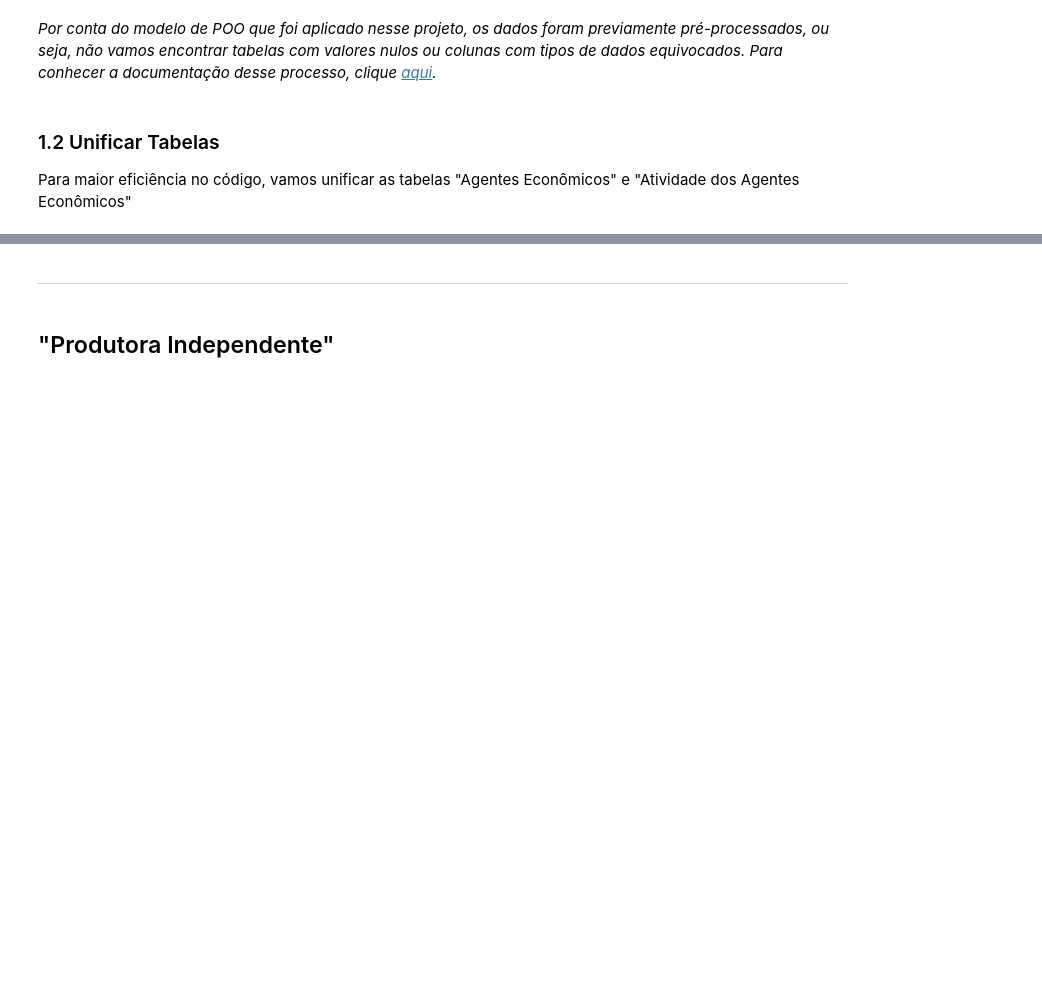
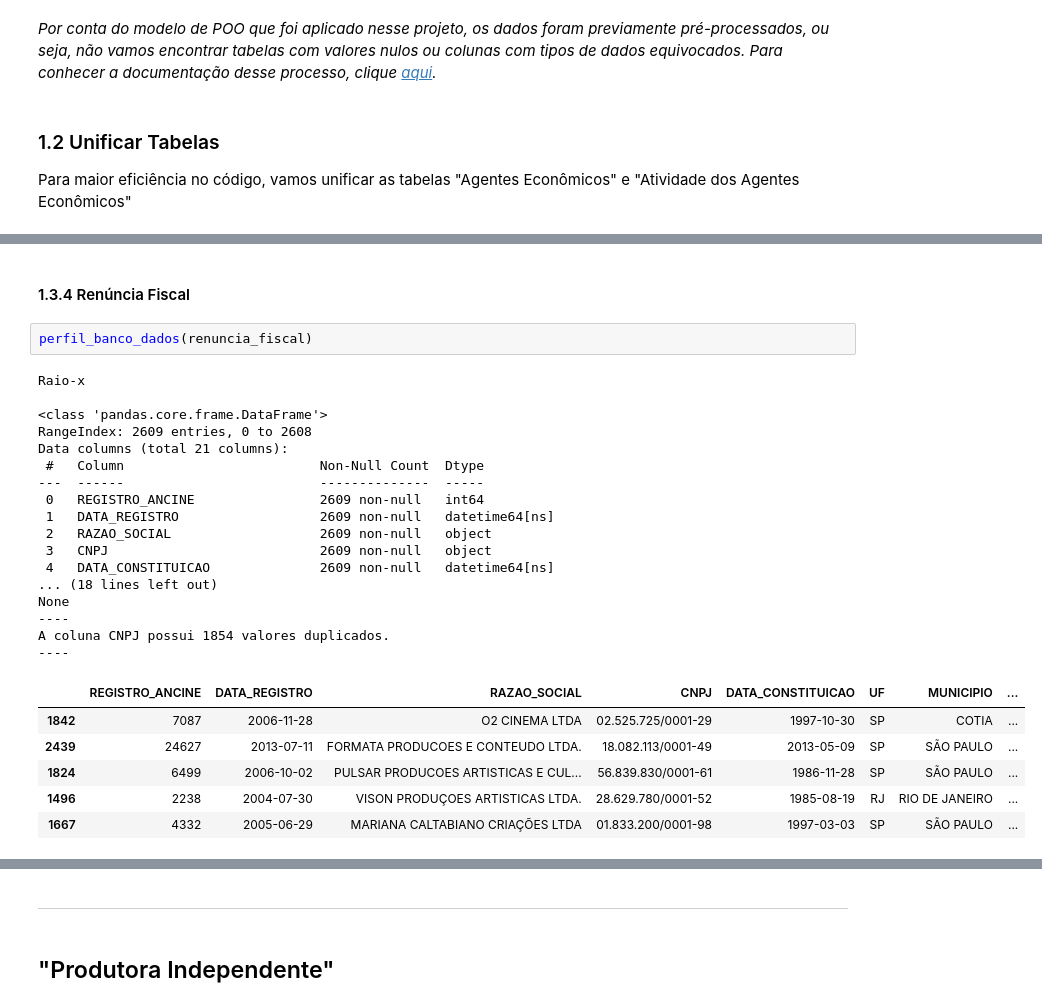
Before and after one commit to fonsecadados/AgenciaNacionalDoCinema_ANCINE, a Jupyter notebook: ANCINE_DesafiosEOportunidades.ipynb, the cells around one changed output, grey strips where cells are left out. Saved outputs shown, nothing was run; the diff lists cells and outputs as text; blank space fills up the shorter version.

```diff
--- a/ANCINE_DesafiosEOportunidades.ipynb
+++ b/ANCINE_DesafiosEOportunidades.ipynb
@@ -183,0 +264,28 @@ agnts_tabela_unificada_numerico = agnts_tabela_unificada.select_dtypes(include=(
+# %% [markdown]
+#### 1.3.4 Renúncia Fiscal
+# %%
+perfil_banco_dados(renuncia_fiscal)
+# %% [output]
+Raio-x
+
+<class 'pandas.core.frame.DataFrame'>
+RangeIndex: 2609 entries, 0 to 2608
+Data columns (total 21 columns):
+ #   Column                         Non-Null Count  Dtype
+---  ------                         --------------  -----
+ 0   REGISTRO_ANCINE                2609 non-null   int64
+ 1   DATA_REGISTRO                  2609 non-null   datetime64[ns]
+ 2   RAZAO_SOCIAL                   2609 non-null   object
+ 3   CNPJ                           2609 non-null   object
+ 4   DATA_CONSTITUICAO              2609 non-null   datetime64[ns]
+... (18 lines left out)
+None
+----
+A coluna CNPJ possui 1854 valores duplicados.
+----
+|  | REGISTRO_ANCINE | DATA_REGISTRO | RAZAO_SOCIAL | CNPJ | DATA_CONSTITUICAO | UF | MUNICIPIO | ... |
+| 1842 | 7087 | 2006-11-28 | O2 CINEMA LTDA | 02.525.725/0001-29 | 1997-10-30 | SP | COTIA | ... |
+| 2439 | 24627 | 2013-07-11 | FORMATA PRODUCOES E CONTEUDO LTDA. | 18.082.113/0001-49 | 2013-05-09 | SP | SÃO PAULO | ... |
+| 1824 | 6499 | 2006-10-02 | PULSAR PRODUCOES ARTISTICAS E CUL... | 56.839.830/0001-61 | 1986-11-28 | SP | SÃO PAULO | ... |
+| 1496 | 2238 | 2004-07-30 | VISON PRODUÇOES ARTISTICAS LTDA. | 28.629.780/0001-52 | 1985-08-19 | RJ | RIO DE JANEIRO | ... |
+| 1667 | 4332 | 2005-06-29 | MARIANA CALTABIANO CRIAÇÕES LTDA | 01.833.200/0001-98 | 1997-03-03 | SP | SÃO PAULO | ... |
```
Also changed, not shown: parts of 24 cells of this notebook, 2 other files.
